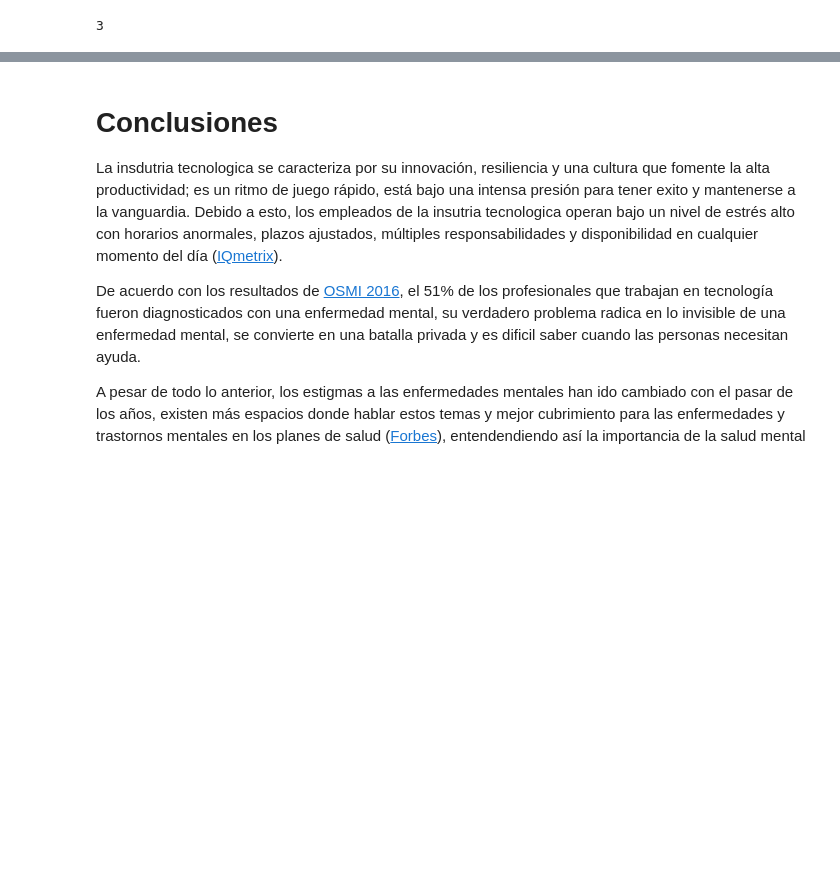
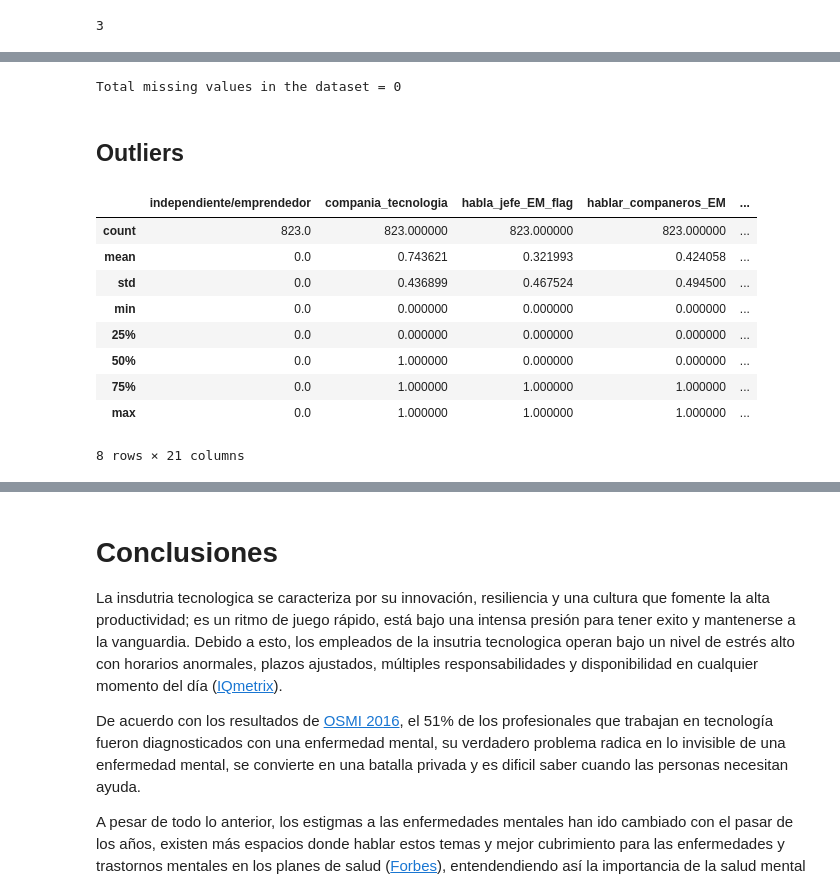
Before and after one commit to nathaliaortega/MentalHealtInTech, a Jupyter notebook: notebooks/1-mentalHealth.ipynb, the cells around one changed output, grey strips where cells are left out. Drawn from its saved outputs; the diff is of its cells as text; code cells hidden in the pictures; blank space fills up the shorter version.

Commit message:
clean data saved

```diff
--- a/notebooks/1-mentalHealth.ipynb
+++ b/notebooks/1-mentalHealth.ipynb
@@ -356,0 +381,2 @@ data_raw["genero"].nunique()
+# %%
+data_raw.drop(['EM_afecta_carrera','diagnostico_EM'],axis=1,inplace=True)
@@ -356,0 +385,46 @@ data_raw["genero"].nunique()
+# %%
+data_raw.drop(['estado_US_vivienda','estado_US_trabajo'],axis=1,inplace=True)
+# %%
+#Se realiza la imputación en las variables categoricas con moda y en las numericas con moda, utilizando la función fillna
+data_raw['concimiento_cubrimiento_EM'].fillna(data_raw['concimiento_cubrimiento_EM'].mode()[0], inplace=True)
+data_raw['hablar_companeros_EM_conmigo'].fillna(data_raw['hablar_companeros_EM_conmigo'].mode()[0], inplace=True)
+data_raw['empresa_anterior_tecnologia'].fillna(data_raw['empresa_anterior_tecnologia'].mode()[0], inplace=True)
+data_raw['empresa_anterior_cargo_tecnologia'].fillna(data_raw['empresa_anterior_cargo_tecnologia'].mode()[0], inplace=True)
+data_raw['empresa_anterior_cubrimiento_EM'].fillna(data_raw['empresa_anterior_cubrimiento_EM'].mode()[0], inplace=True)
+data_raw['empresa_anterior_charla_EM'].fillna(data_raw['empresa_anterior_charla_EM'].mode()[0], inplace=True)
+data_raw['empresa_anterior_recursos_EM'].fillna(data_raw['empresa_anterior_recursos_EM'].mode()[0], inplace=True)
+data_raw['empresa_anterior_anonimato'].fillna(data_raw['empresa_anterior_anonimato'].mode()[0], inplace=True)
+data_raw['empresa_anterior_hablar_salud_mentalYFisica'].fillna(data_raw['empresa_anterior_hablar_salud_mentalYFisica'].mode()[0], inplace=True)
+data_raw['empresa_anterior_hablar_jefe_EM'].fillna(data_raw['empresa_anterior_hablar_jefe_EM'].mode()[0], inplace=True)
+data_raw['empresa_anterior_hablar_jefe_EM_flag'].fillna(data_raw['empresa_anterior_hablar_jefe_EM_flag'].mode()[0], inplace=True)
+data_raw['empresa_anterior_dispuesto_hablar_companeros_EM'].fillna(data_raw['empresa_anterior_dispuesto_hablar_companeros_EM'].mode()[0], inplace=True)
+data_raw['empresa_anterior_hablar_companeros_conmigo'].fillna(data_raw['empresa_anterior_hablar_companeros_conmigo'].mode()[0], inplace=True)
+data_raw['empresa_anterior_importancia_salud_fisica'].fillna(data_raw['empresa_anterior_importancia_salud_fisica'].mode()[0], inplace=True)
+data_raw['empresa_anterior_importancia_salud_mental'].fillna(data_raw['empresa_anterior_importancia_salud_mental'].mode()[0], inplace=True)
+data_raw['miedo_hablar_EM'].fillna(data_raw['miedo_hablar_EM'].mode()[0], inplace=True)
+data_raw['grupo_etnico'].fillna(data_raw['grupo_etnico'].mode()[0], inplace=True)
+data_raw['empresa_anterior_hablar_companeros_EM'].fillna(data_raw['empresa_anterior_hablar_companeros_EM'].mode()[0], inplace=True)
+# %%
+#Se reinician los indices, porque al eliminar filas y columnas los indices pueden moverse o cambiarse
+data_raw.reset_index(inplace=True, drop=True)
+# %%
+# Valores faltantes en el dataset
+print(f"Valores faltantes/vacios en el dataset = {data_raw.isnull().sum().sum()}")
+# %% [output]
+Total missing values in the dataset = 0
+# %% [markdown]
+## Outliers
+# %%
+#se describen estadisticamente las variables numéricas, verificando así que no existan outliers
+data_raw.describe()
+# %% [output]
+|  | independiente/emprendedor | compania_tecnologia | habla_jefe_EM_flag | hablar_companeros_EM | ... |
+| count | 823.0 | 823.000000 | 823.000000 | 823.000000 | ... |
+| mean | 0.0 | 0.743621 | 0.321993 | 0.424058 | ... |
+| std | 0.0 | 0.436899 | 0.467524 | 0.494500 | ... |
+| min | 0.0 | 0.000000 | 0.000000 | 0.000000 | ... |
+| 25% | 0.0 | 0.000000 | 0.000000 | 0.000000 | ... |
+| 50% | 0.0 | 1.000000 | 0.000000 | 0.000000 | ... |
+| 75% | 0.0 | 1.000000 | 1.000000 | 1.000000 | ... |
+| max | 0.0 | 1.000000 | 1.000000 | 1.000000 | ... |
+8 rows × 21 columns
```
Also changed, not shown: parts of 15 cells of this notebook, 1 other file.
